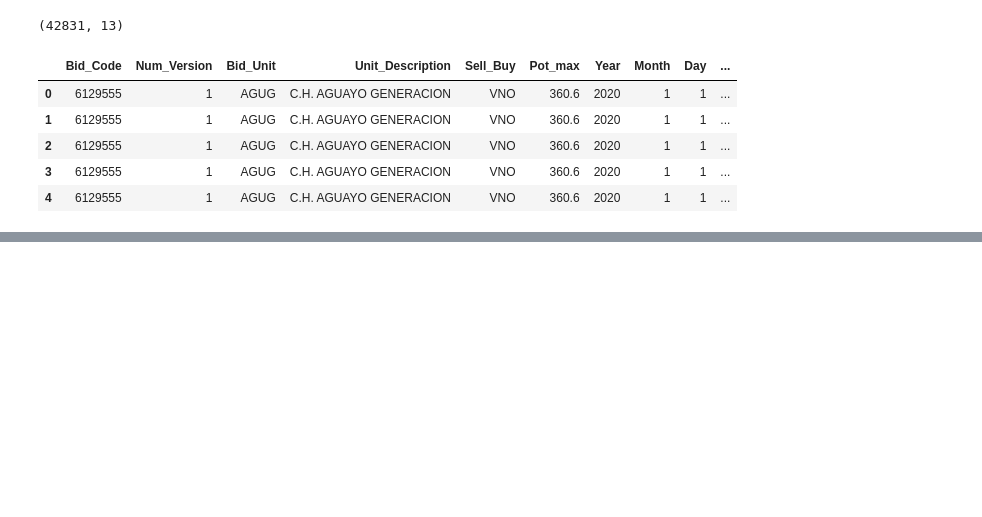
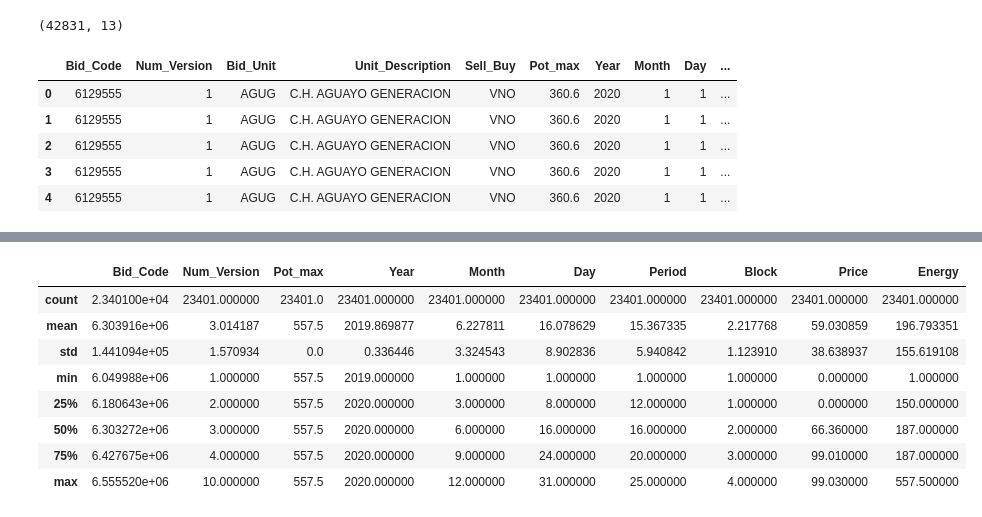
Before and after one commit to luisdelpozo/TFM, a Jupyter notebook: TFM_df_sel_unit_v0.ipynb, the cells around one changed output, grey strips where cells are left out. Saved outputs shown, nothing was run; the diff lists cells and outputs as text; code cells hidden in the pictures; blank space fills up the shorter version.

```diff
--- a/TFM_df_sel_unit_v0.ipynb
+++ b/TFM_df_sel_unit_v0.ipynb
@@ -454,0 +469,14 @@ df_AGUAYO_GEN.to_csv('/home/dsc/Documents/TFM/Data/OMIE/OMIE_AGUAYO_GEN/OMIE_AGU
+# %%
+df_LITORAL1 = df_sel_unit('LIT1')
+# %%
+df_LITORAL1.describe()
+# %% [output]
+|  | Bid_Code | Num_Version | Pot_max | Year | Month | Day | Period | Block | Price | Energy |
+| count | 2.340100e+04 | 23401.000000 | 23401.0 | 23401.000000 | 23401.000000 | 23401.000000 | 23401.000000 | 23401.000000 | 23401.000000 | 23401.000000 |
+| mean | 6.303916e+06 | 3.014187 | 557.5 | 2019.869877 | 6.227811 | 16.078629 | 15.367335 | 2.217768 | 59.030859 | 196.793351 |
+| std | 1.441094e+05 | 1.570934 | 0.0 | 0.336446 | 3.324543 | 8.902836 | 5.940842 | 1.123910 | 38.638937 | 155.619108 |
+| min | 6.049988e+06 | 1.000000 | 557.5 | 2019.000000 | 1.000000 | 1.000000 | 1.000000 | 1.000000 | 0.000000 | 1.000000 |
+| 25% | 6.180643e+06 | 2.000000 | 557.5 | 2020.000000 | 3.000000 | 8.000000 | 12.000000 | 1.000000 | 0.000000 | 150.000000 |
+| 50% | 6.303272e+06 | 3.000000 | 557.5 | 2020.000000 | 6.000000 | 16.000000 | 16.000000 | 2.000000 | 66.360000 | 187.000000 |
+| 75% | 6.427675e+06 | 4.000000 | 557.5 | 2020.000000 | 9.000000 | 24.000000 | 20.000000 | 3.000000 | 99.010000 | 187.000000 |
+| max | 6.555520e+06 | 10.000000 | 557.5 | 2020.000000 | 12.000000 | 31.000000 | 25.000000 | 4.000000 | 99.030000 | 557.500000 |
```
Also changed, not shown: parts of 12 cells of this notebook.
